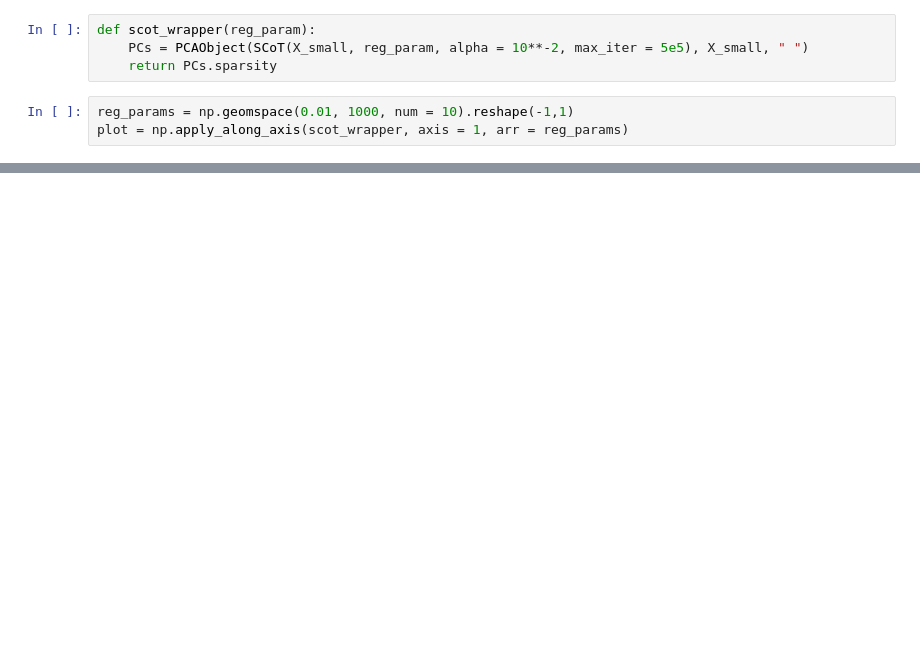
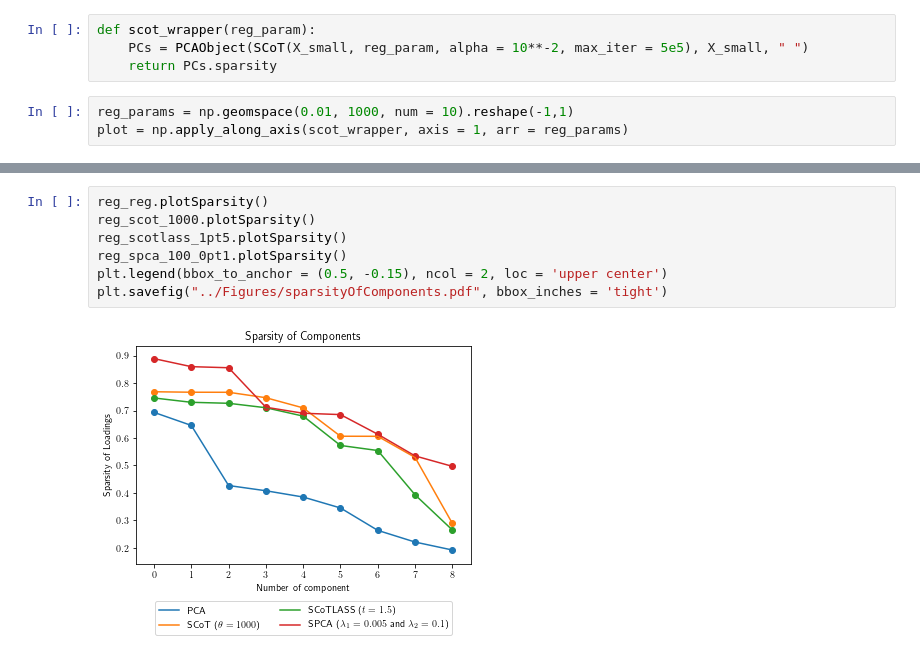
Before and after one commit to Jonas-JP-Peeters/Sparse-PCA-Project, a Jupyter notebook: Scripts/Results.ipynb, the cells around one changed output, grey strips where cells are left out. Drawn from its saved outputs; the diff is of its cells as text; blank space fills up the shorter version.

```diff
--- a/Scripts/Results.ipynb
+++ b/Scripts/Results.ipynb
@@ -191,0 +254,9 @@ plt.savefig("../Figures/SCoT_comparison.pdf", bbox_inches = 'tight')
+# %%
+reg_reg.plotSparsity()
+reg_scot_1000.plotSparsity()
+reg_scotlass_1pt5.plotSparsity()
+reg_spca_100_0pt1.plotSparsity()
+plt.legend(bbox_to_anchor = (0.5, -0.15), ncol = 2, loc = 'upper center')
+plt.savefig("../Figures/sparsityOfComponents.pdf", bbox_inches = 'tight')
+# %% [output]
+[figure, added]
```
Also changed, not shown: parts of 14 cells of this notebook, 10 other files.
